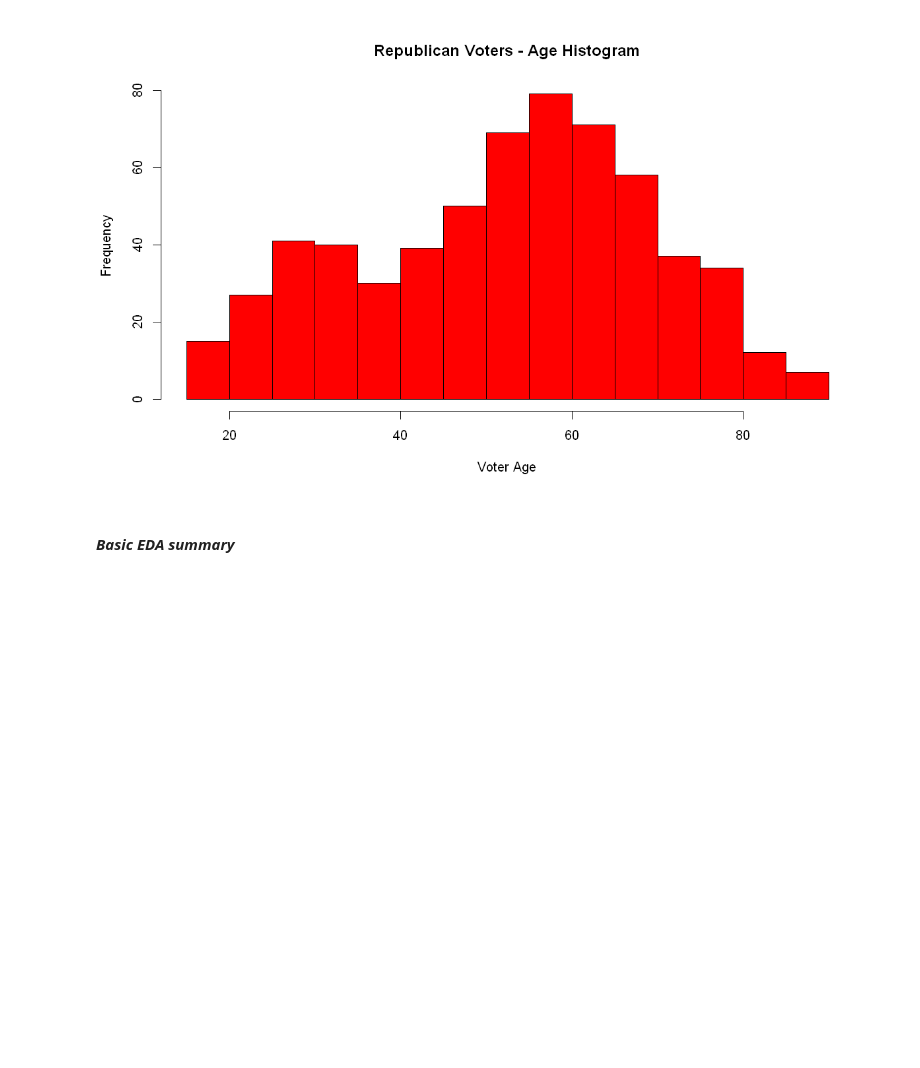
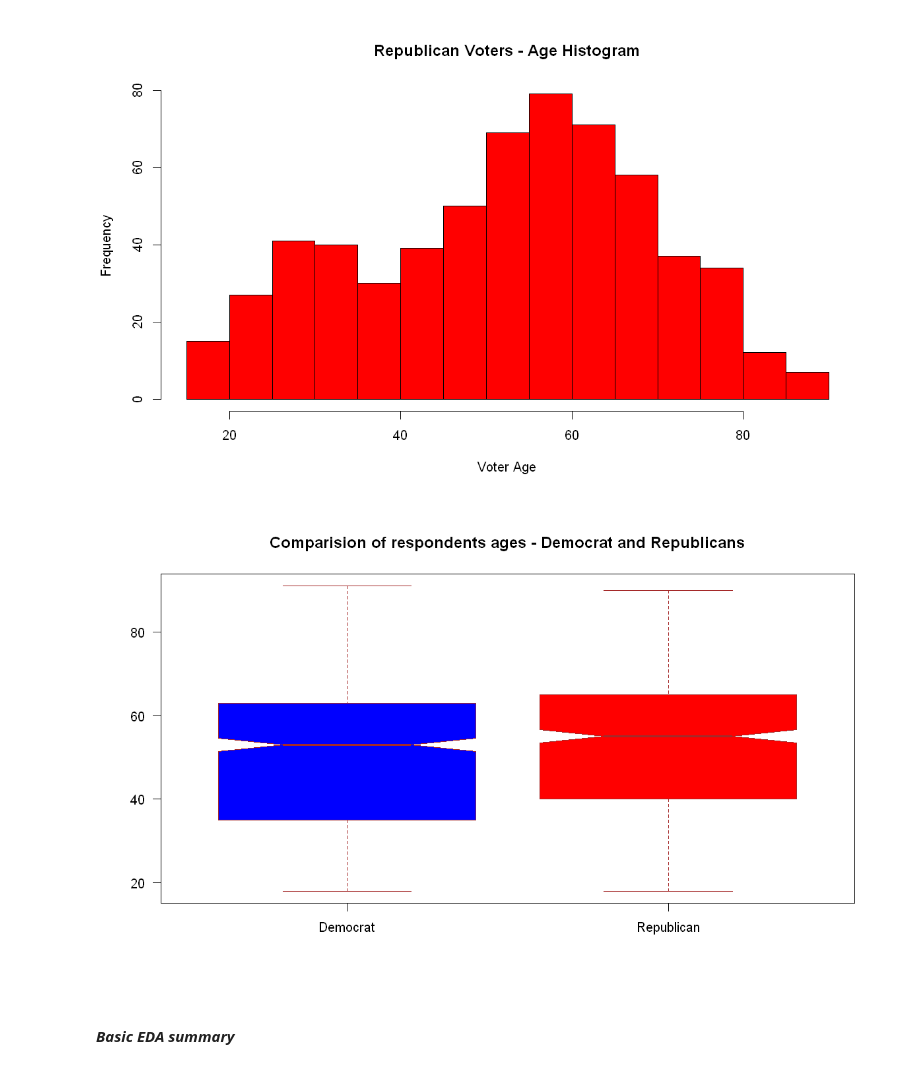
Before and after one commit to prakharm1/Lab2_W203, a Jupyter notebook: Maini_Kumar_Robertson_Lab2.ipynb, the cells around one changed output. Drawn from its saved outputs; the diff is of its cells as text; code cells hidden in the pictures; blank space fills up the shorter version.

```diff
--- a/Maini_Kumar_Robertson_Lab2.ipynb
+++ b/Maini_Kumar_Robertson_Lab2.ipynb
@@ -261,6 +261,12 @@ hist(repid$age, main='Republican Voters - Age Histogram', col = 'red', xlab = 'V
   18.00   35.00   53.00   50.23   63.00   91.00
 [figure]
 [figure]
+# %%
+boxplot(demid$age, repid$age, main = "Comparision of respondents ages - Democrat and Republicans", at = c(1,2),
+        names = c("Democrat", "Republican"), las = 1, col = c("blue","red"), border = "brown", horizontal = F,
+        notch = TRUE)
+# %% [output]
+[figure, added]
 # %% [markdown]
 #### <i>Basic EDA summary</i>
 # %% [markdown]
```
